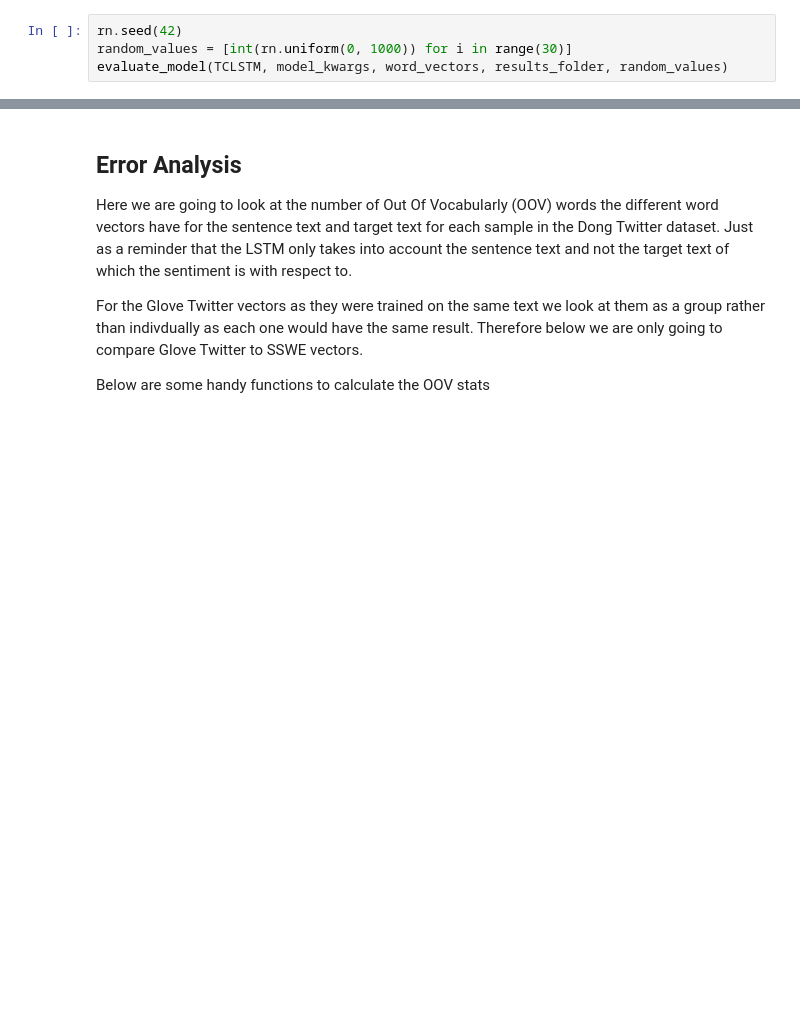
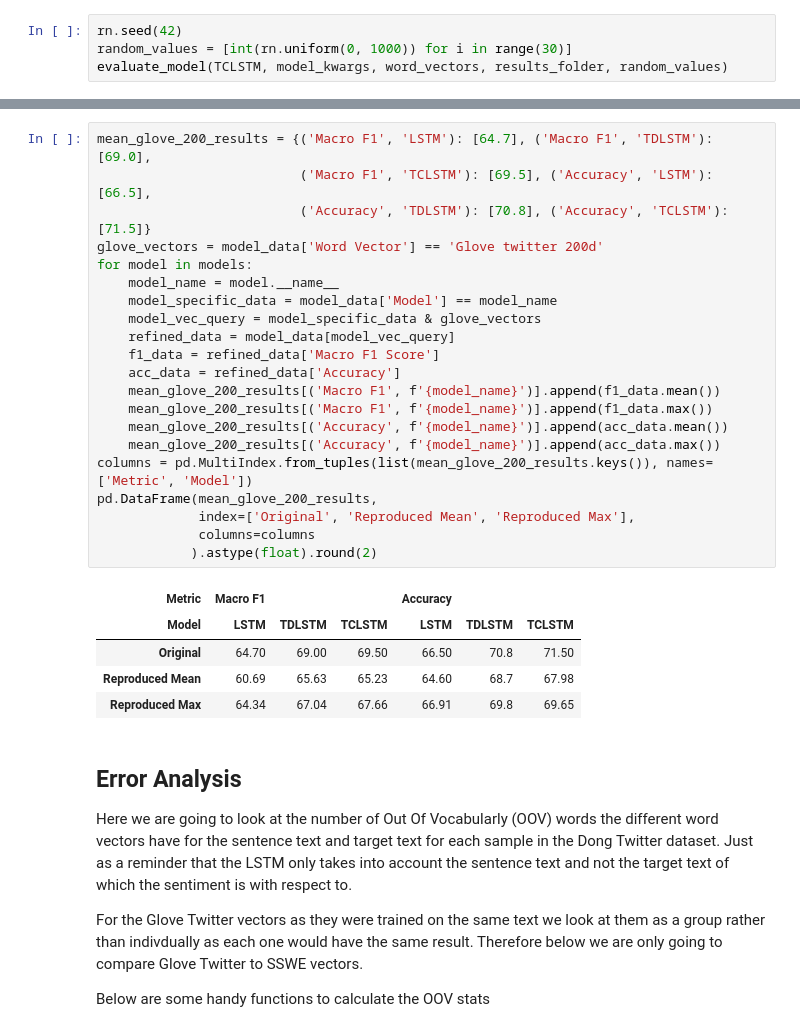
Before and after one commit to apmoore1/Bella, a Jupyter notebook: notebooks/LSTM.ipynb, the cells around one changed output, grey strips where cells are left out. Saved outputs shown, nothing was run; the diff lists cells and outputs as text; blank space fills up the shorter version.

```diff
--- a/notebooks/LSTM.ipynb
+++ b/notebooks/LSTM.ipynb
@@ -228,3 +278,30 @@ pd.DataFrame(mean_glove_200_results, index=['Original', 'Reproduced']).round(1)
+# %%
+mean_glove_200_results = {('Macro F1', 'LSTM'): [64.7], ('Macro F1', 'TDLSTM'): [69.0],
+                          ('Macro F1', 'TCLSTM'): [69.5], ('Accuracy', 'LSTM'): [66.5],
+                          ('Accuracy', 'TDLSTM'): [70.8], ('Accuracy', 'TCLSTM'): [71.5]}
+glove_vectors = model_data['Word Vector'] == 'Glove twitter 200d'
+for model in models:
+    model_name = model.__name__
+    model_specific_data = model_data['Model'] == model_name
+    model_vec_query = model_specific_data & glove_vectors
+    refined_data = model_data[model_vec_query]
+    f1_data = refined_data['Macro F1 Score']
+    acc_data = refined_data['Accuracy']
+    mean_glove_200_results[('Macro F1', f'{model_name}')].append(f1_data.mean())
+    mean_glove_200_results[('Macro F1', f'{model_name}')].append(f1_data.max())
+    mean_glove_200_results[('Accuracy', f'{model_name}')].append(acc_data.mean())
+    mean_glove_200_results[('Accuracy', f'{model_name}')].append(acc_data.max())
+columns = pd.MultiIndex.from_tuples(list(mean_glove_200_results.keys()), names=['Metric', 'Model'])
+pd.DataFrame(mean_glove_200_results,
+             index=['Original', 'Reproduced Mean', 'Reproduced Max'],
+             columns=columns
+            ).astype(float).round(2)
+# %% [output]
+| Metric | Macro F1 |  |  | Accuracy |  |  |
+| Model | LSTM | TDLSTM | TCLSTM | LSTM | TDLSTM | TCLSTM |
+| Original | 64.70 | 69.00 | 69.50 | 66.50 | 70.8 | 71.50 |
+| Reproduced Mean | 60.69 | 65.63 | 65.23 | 64.60 | 68.7 | 67.98 |
+| Reproduced Max | 64.34 | 67.04 | 67.66 | 66.91 | 69.8 | 69.65 |
 # %% [markdown]
 ## Error Analysis
 
```
Also changed, not shown: parts of 12 cells of this notebook, 1 other file.
